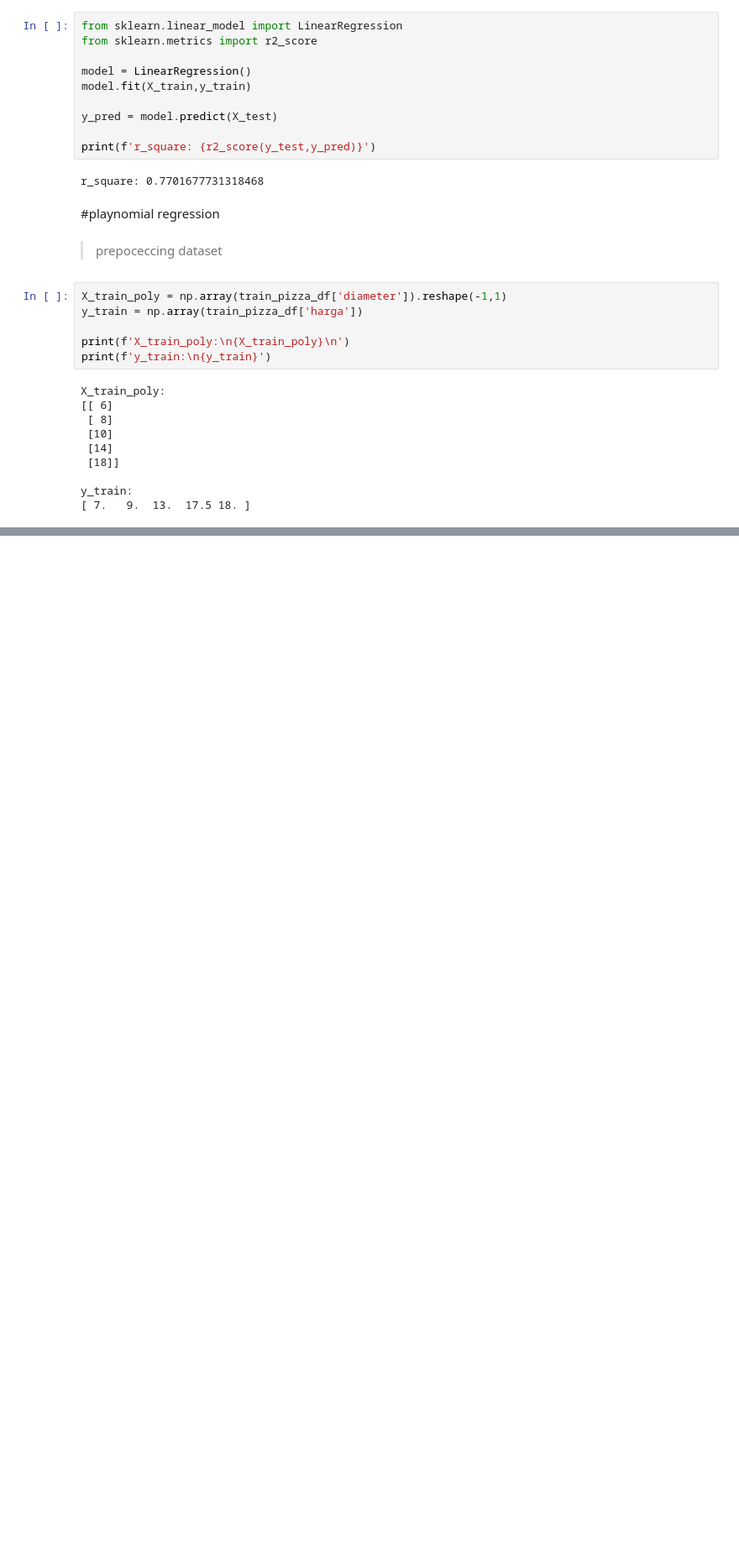
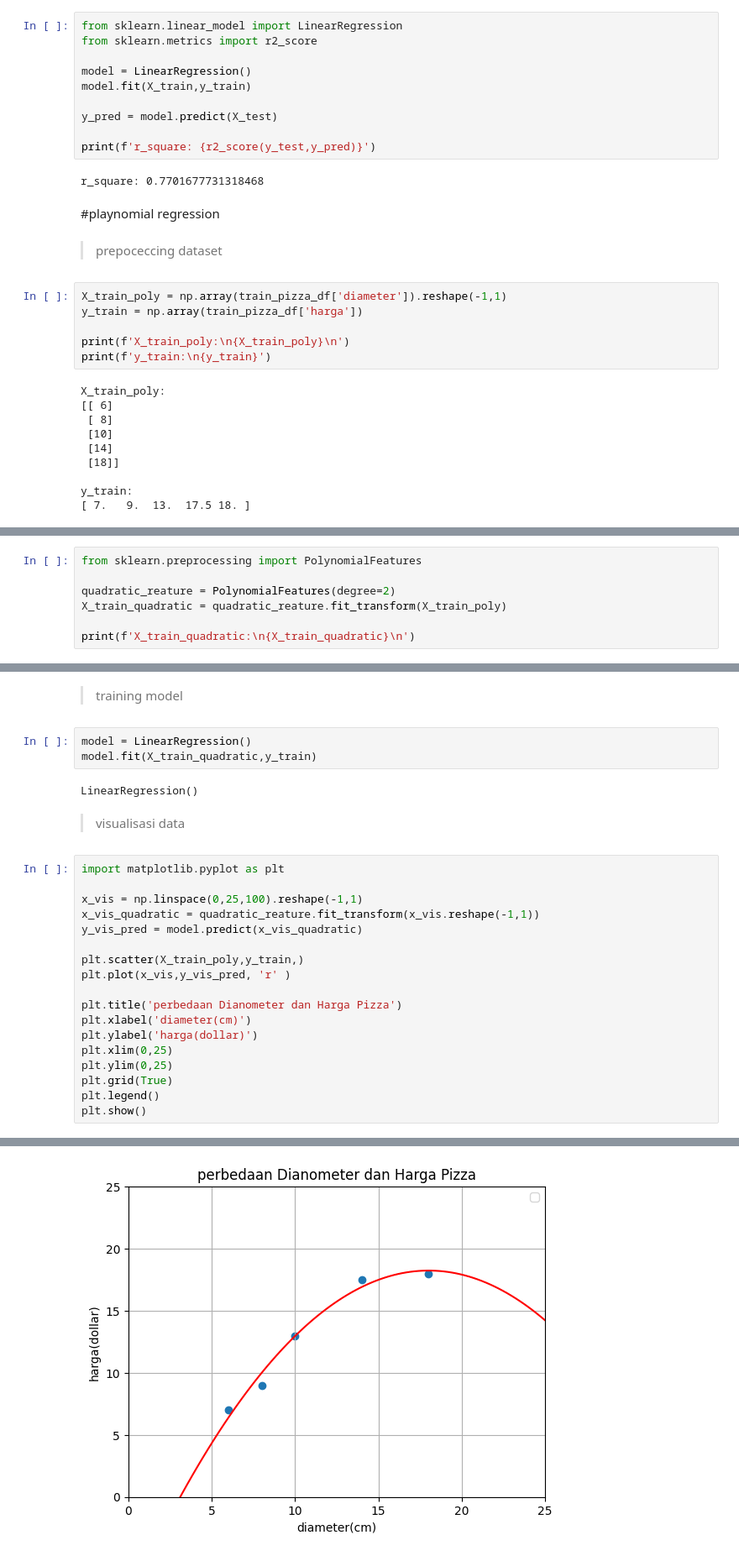
Before and after one commit to ihyaulumuddin044/machineLearning, a Jupyter notebook: multiple_linier_regression.ipynb, the cells around one changed output, grey strips where cells are left out. Shown at 84% size. Drawn from its saved outputs; the diff is of its cells as text; blank space fills up the shorter version.

```diff
--- a/multiple_linier_regression.ipynb
+++ b/multiple_linier_regression.ipynb
@@ -107,0 +110,7 @@ y_train:
+# %%
+from sklearn.preprocessing import PolynomialFeatures
+
+quadratic_reature = PolynomialFeatures(degree=2)
+X_train_quadratic = quadratic_reature.fit_transform(X_train_poly)
+
+print(f'X_train_quadratic:\n{X_train_quadratic}\n')
@@ -107,0 +124,28 @@ y_train:
+# %% [markdown]
+>training model
+# %%
+model = LinearRegression()
+model.fit(X_train_quadratic,y_train)
+# %% [output]
+LinearRegression()
+# %% [markdown]
+>visualisasi data
+# %%
+import matplotlib.pyplot as plt
+
+x_vis = np.linspace(0,25,100).reshape(-1,1)
+x_vis_quadratic = quadratic_reature.fit_transform(x_vis.reshape(-1,1))
+y_vis_pred = model.predict(x_vis_quadratic)
+
+plt.scatter(X_train_poly,y_train,)
+plt.plot(x_vis,y_vis_pred, 'r' )
+
+plt.title('perbedaan Dianometer dan Harga Pizza')
+plt.xlabel('diameter(cm)')
+plt.ylabel('harga(dollar)')
+plt.xlim(0,25)
+plt.ylim(0,25)
+plt.grid(True)
+plt.legend()
+plt.show()
+# %% [output]
@@ -107,0 +153 @@ y_train:
+[figure, added]
```
Also changed, not shown: parts of 3 cells of this notebook.
